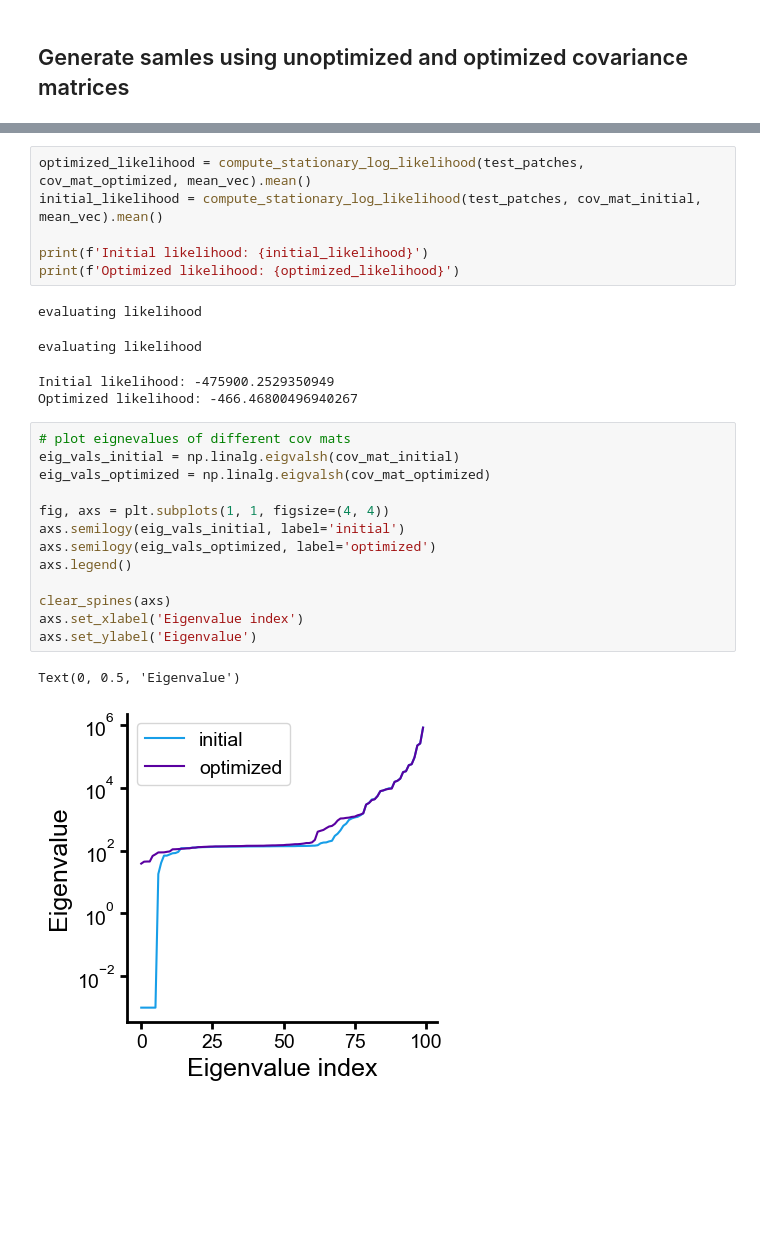
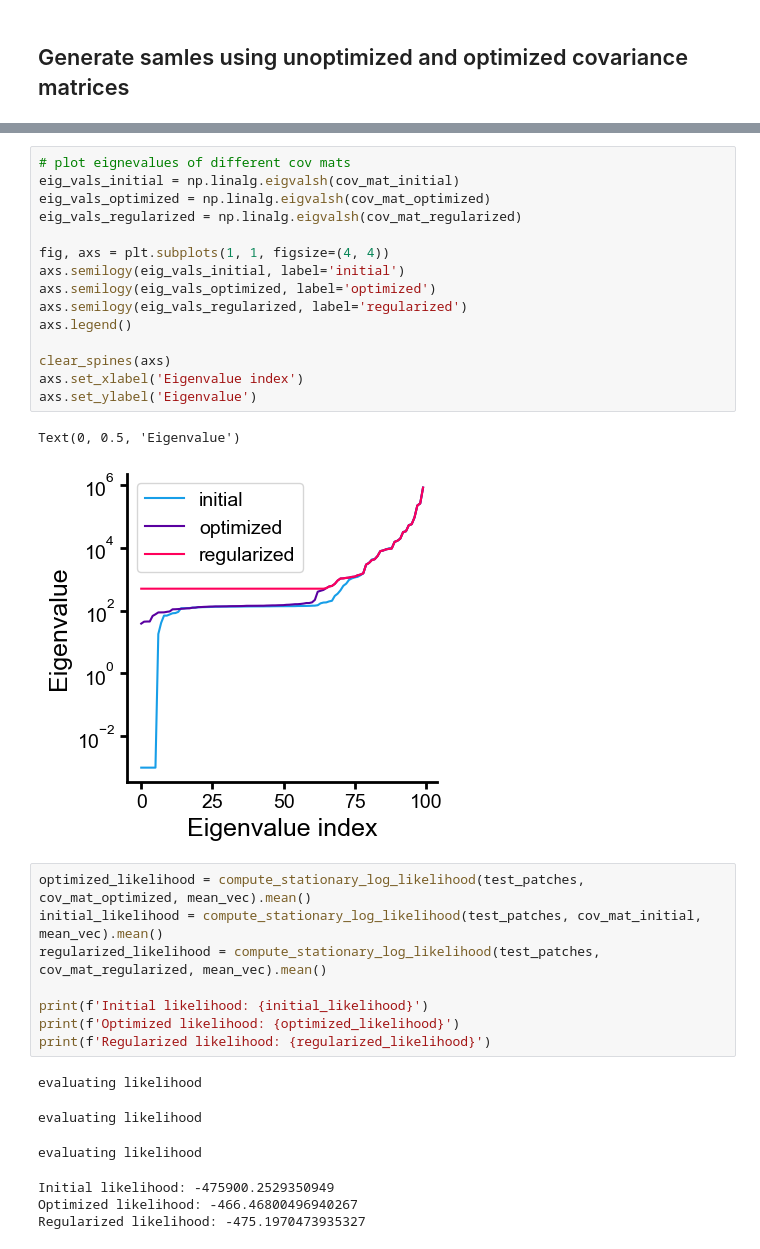
Before and after one commit to Waller-Lab/EncodingInformation, a Jupyter notebook: modeling_and_mi_estimation/optimized_gaussian_likelihood_and_samples.ipynb, the cells around one changed output, grey strips where cells are left out. Saved outputs shown, nothing was run; the diff lists cells and outputs as text; blank space fills up the shorter version.

```diff
--- a/modeling_and_mi_estimation/optimized_gaussian_likelihood_and_samples.ipynb
+++ b/modeling_and_mi_estimation/optimized_gaussian_likelihood_and_samples.ipynb
@@ -114,27 +131,33 @@ print(samples_optimized.mean())
+# %%
+# plot eignevalues of different cov mats
+eig_vals_initial = np.linalg.eigvalsh(cov_mat_initial)
+eig_vals_optimized = np.linalg.eigvalsh(cov_mat_optimized)
+eig_vals_regularized = np.linalg.eigvalsh(cov_mat_regularized)
+
+fig, axs = plt.subplots(1, 1, figsize=(4, 4))
+axs.semilogy(eig_vals_initial, label='initial')
+axs.semilogy(eig_vals_optimized, label='optimized')
+axs.semilogy(eig_vals_regularized, label='regularized')
+axs.legend()
+
+clear_spines(axs)
+axs.set_xlabel('Eigenvalue index')
+axs.set_ylabel('Eigenvalue')
+# %% [output]
+Text(0, 0.5, 'Eigenvalue')
+[figure, added]
 # %%
 optimized_likelihood = compute_stationary_log_likelihood(test_patches, cov_mat_optimized, mean_vec).mean()
 initial_likelihood = compute_stationary_log_likelihood(test_patches, cov_mat_initial, mean_vec).mean()
+regularized_likelihood = compute_stationary_log_likelihood(test_patches, cov_mat_regularized, mean_vec).mean()
 
 print(f'Initial likelihood: {initial_likelihood}')
 print(f'Optimized likelihood: {optimized_likelihood}')
+print(f'Regularized likelihood: {regularized_likelihood}')
 # %% [output]
 evaluating likelihood
 evaluating likelihood
-Initial likelihood: -475900.2529350949
-Optimized likelihood: -466.46800496940267
+evaluating likelihood
+Initial likelihood: -475900.2529350949
+Optimized likelihood: -466.46800496940267
+Regularized likelihood: -475.1970473935327
-# %%
-# plot eignevalues of different cov mats
-eig_vals_initial = np.linalg.eigvalsh(cov_mat_initial)
-eig_vals_optimized = np.linalg.eigvalsh(cov_mat_optimized)
-
-fig, axs = plt.subplots(1, 1, figsize=(4, 4))
-axs.semilogy(eig_vals_initial, label='initial')
-axs.semilogy(eig_vals_optimized, label='optimized')
-axs.legend()
-
-clear_spines(axs)
-axs.set_xlabel('Eigenvalue index')
-axs.set_ylabel('Eigenvalue')
-# %% [output]
-Text(0, 0.5, 'Eigenvalue')
-[figure, removed]
```
Also changed, not shown: parts of 5 cells of this notebook, 9 other files.
